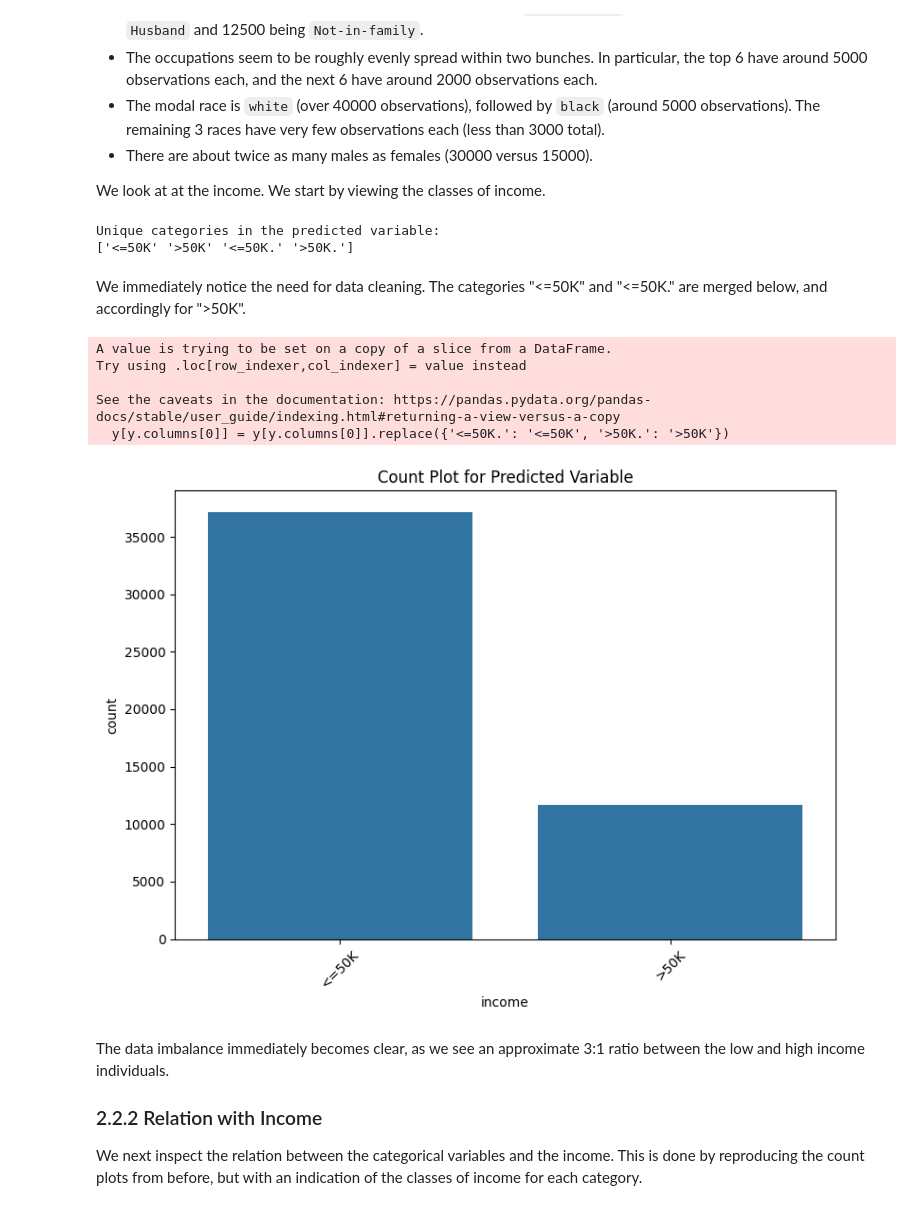
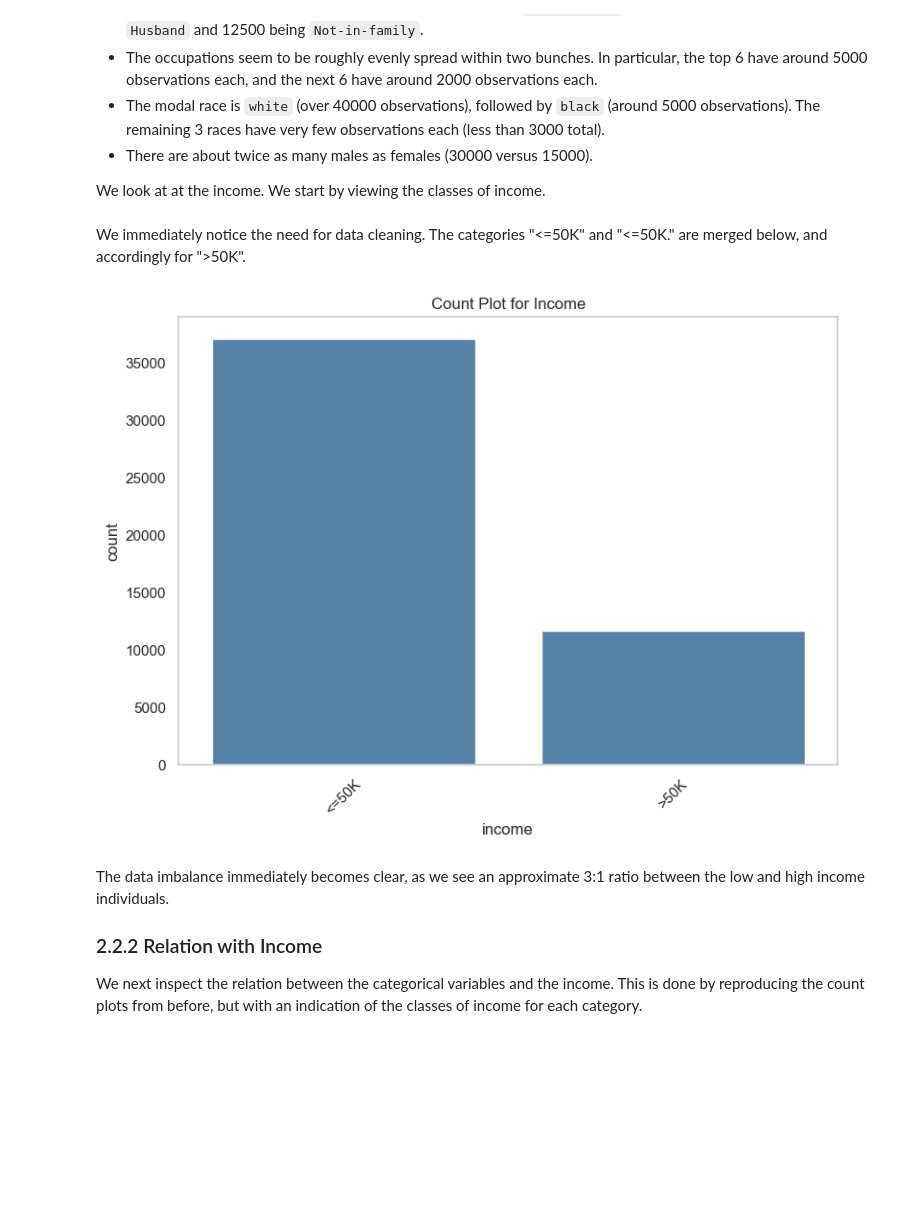
Before and after one commit to SHeywood8/dst-group-project-1, a Jupyter notebook: VivekP/03-IncomeDataEDA.ipynb, the cells around one changed output. Drawn from its saved outputs; the diff is of its cells as text; code cells hidden in the pictures; blank space fills up the shorter version.

```diff
--- a/VivekP/03-IncomeDataEDA.ipynb
+++ b/VivekP/03-IncomeDataEDA.ipynb
@@ -215,0 +277,9 @@ income
+# %%
+# Merge the categories by replacing the values using .loc
+y.loc[:, y.columns[0]] = y[y.columns[0]].replace({'<=50K.': '<=50K', '>50K.': '>50K'})
+
+# Show the missing values grouped by income class
+missing_counts = X.isnull().groupby(y[y.columns[0]]).sum()
+
+# Display the missing values by income class
+print("\nMissing values by income class:\n", missing_counts)
@@ -277,40 +369,25 @@ For the other variables, we can note several interesting observations:
 - There are about twice as many males as females (30000 versus 15000).
 
 We look at at the income. We start by viewing the classes of income.
-# %%
-# View unique categories of the predicted variable in y
-unique_categories = y[y.columns[0]].unique()
-print("Unique categories in the predicted variable:")
-print(unique_categories)
-# %% [output]
-Unique categories in the predicted variable:
-['<=50K' '>50K' '<=50K.' '>50K.']
 # %% [markdown]
 We immediately notice the need for data cleaning. The categories "<=50K" and "<=50K." are merged below, and accordingly for ">50K".
 # %%
 import pandas as pd
 import matplotlib.pyplot as plt
 import seaborn as sns
 
-# Merge the categories by replacing the values
-y[y.columns[0]] = y[y.columns[0]].replace({'<=50K.': '<=50K', '>50K.': '>50K'})
+# Set up the figure for the count plot of the Income
+plt.figure(figsize=(8, 6))
+sns.countplot(data=y, x=y.columns[0], color = 'steelblue')  # Use the first column of y for plotting
+plt.title("Count Plot for Income")
+plt.xticks(rotation=45)
+plt.grid(False)
 
-# Set up the figure for the count plot of the predicted variable
-plt.figure(figsize=(8, 6))
-sns.countplot(data=y, x=y.columns[0])  # Use the first column of y for plotting
-plt.title("Count Plot for Predicted Variable")
-plt.xticks(rotation=45)
-
-# Show the predicted variable plot
+# Show the Income plot
 plt.tight_layout()
 plt.show()
 # %% [output]
-A value is trying to be set on a copy of a slice from a DataFrame.
-Try using .loc[row_indexer,col_indexer] = value instead
-
-See the caveats in the documentation: https://pandas.pydata.org/pandas-docs/stable/user_guide/indexing.html#returning-a-view-versus-a-copy
-  y[y.columns[0]] = y[y.columns[0]].replace({'<=50K.': '<=50K', '>50K.': '>50K'})
-[figure, old version]
+[figure, new version]
 # %% [markdown]
 The data imbalance immediately becomes clear, as we see an approximate 3:1 ratio between the low and high income individuals.
 
```
Also changed, not shown: parts of 24 cells of this notebook, 3 other files.
